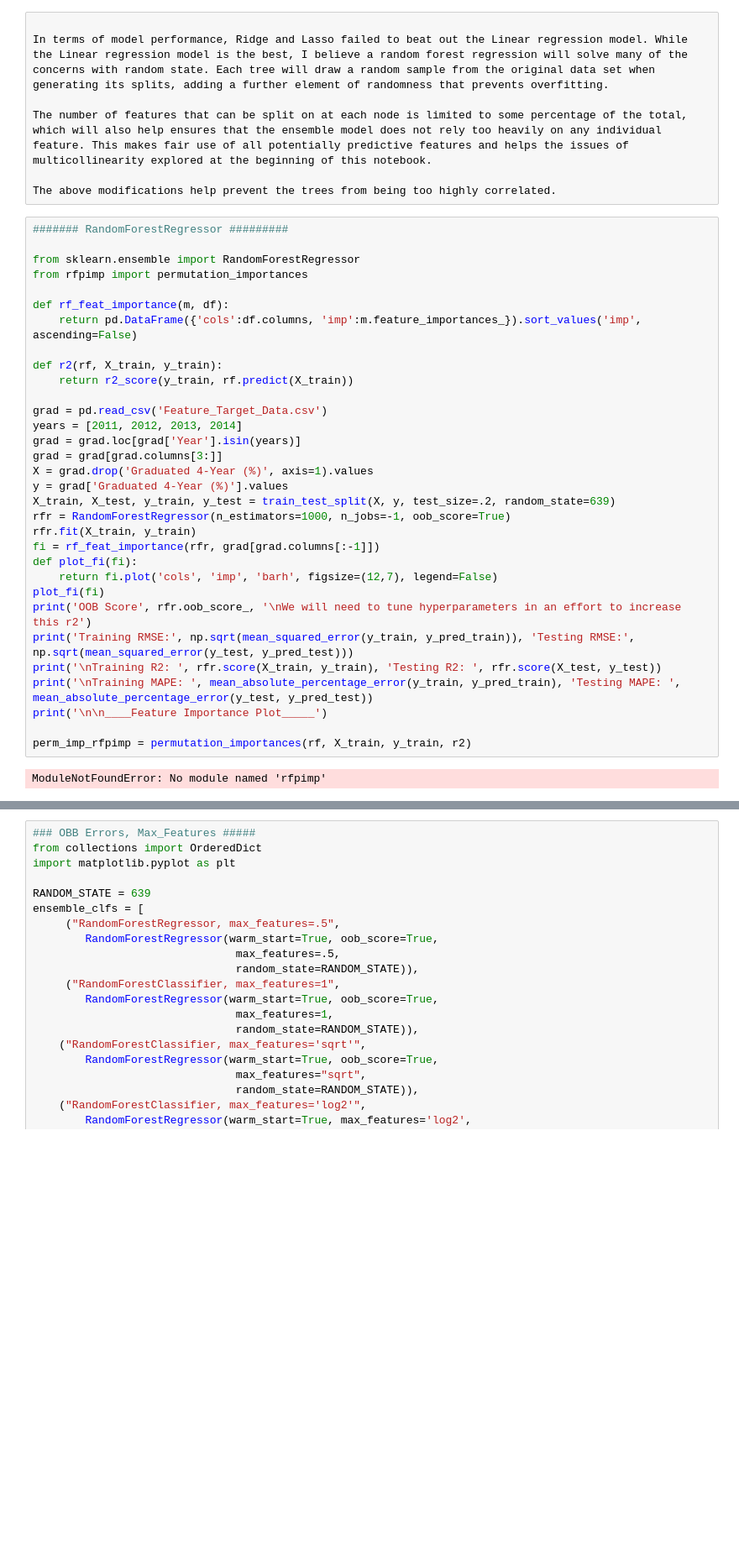
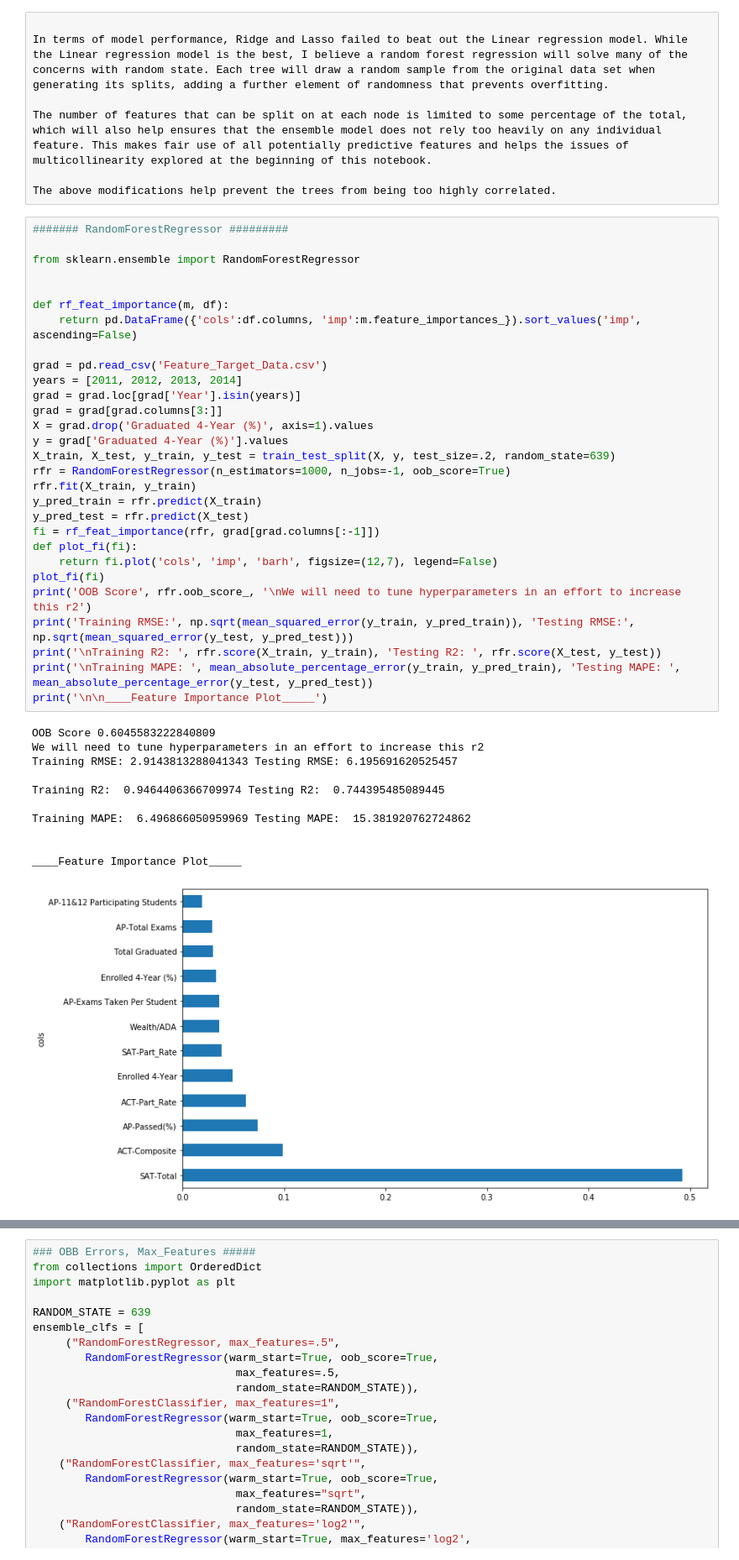
Before and after one commit to RachidRezzik/Texas_GradPercent_Predictor, a Jupyter notebook: Machine_Learning.ipynb, the cells around one changed output, grey strips where cells are left out. Shown: that part at 84% size. Saved outputs shown, nothing was run; the diff lists cells and outputs as text; blank space fills up the shorter version.

```diff
--- a/Machine_Learning.ipynb
+++ b/Machine_Learning.ipynb
@@ -253,34 +253,41 @@ The above modifications help prevent the trees from being too highly correlated.
 # %%
 ####### RandomForestRegressor #########
 
 from sklearn.ensemble import RandomForestRegressor
-from rfpimp import permutation_importances
+
 
 def rf_feat_importance(m, df):
     return pd.DataFrame({'cols':df.columns, 'imp':m.feature_importances_}).sort_values('imp', ascending=False)
-
-def r2(rf, X_train, y_train):
-    return r2_score(y_train, rf.predict(X_train))
 
 grad = pd.read_csv('Feature_Target_Data.csv')
 years = [2011, 2012, 2013, 2014]
 grad = grad.loc[grad['Year'].isin(years)]
 grad = grad[grad.columns[3:]]
 X = grad.drop('Graduated 4-Year (%)', axis=1).values
 y = grad['Graduated 4-Year (%)'].values
 X_train, X_test, y_train, y_test = train_test_split(X, y, test_size=.2, random_state=639)
 rfr = RandomForestRegressor(n_estimators=1000, n_jobs=-1, oob_score=True)
 rfr.fit(X_train, y_train)
+y_pred_train = rfr.predict(X_train)
+y_pred_test = rfr.predict(X_test)
 fi = rf_feat_importance(rfr, grad[grad.columns[:-1]])
 def plot_fi(fi):
     return fi.plot('cols', 'imp', 'barh', figsize=(12,7), legend=False)
 plot_fi(fi)
 print('OOB Score', rfr.oob_score_, '\nWe will need to tune hyperparameters in an effort to increase this r2')
 print('Training RMSE:', np.sqrt(mean_squared_error(y_train, y_pred_train)), 'Testing RMSE:', np.sqrt(mean_squared_error(y_test, y_pred_test)))
 print('\nTraining R2: ', rfr.score(X_train, y_train), 'Testing R2: ', rfr.score(X_test, y_test))
 print('\nTraining MAPE: ', mean_absolute_percentage_error(y_train, y_pred_train), 'Testing MAPE: ', mean_absolute_percentage_error(y_test, y_pred_test))
 print('\n\n____Feature Importance Plot_____')
-
-perm_imp_rfpimp = permutation_importances(rf, X_train, y_train, r2)
 # %% [output]
-ModuleNotFoundError: No module named 'rfpimp'
+OOB Score 0.6045583222840809
+We will need to tune hyperparameters in an effort to increase this r2
+Training RMSE: 2.9143813288041343 Testing RMSE: 6.195691620525457
+
+Training R2:  0.9464406366709974 Testing R2:  0.744395485089445
+
+Training MAPE:  6.496866050959969 Testing MAPE:  15.381920762724862
+
+
+____Feature Importance Plot_____
+[figure, added]
```
Also changed, not shown: parts of 2 cells of this notebook.
